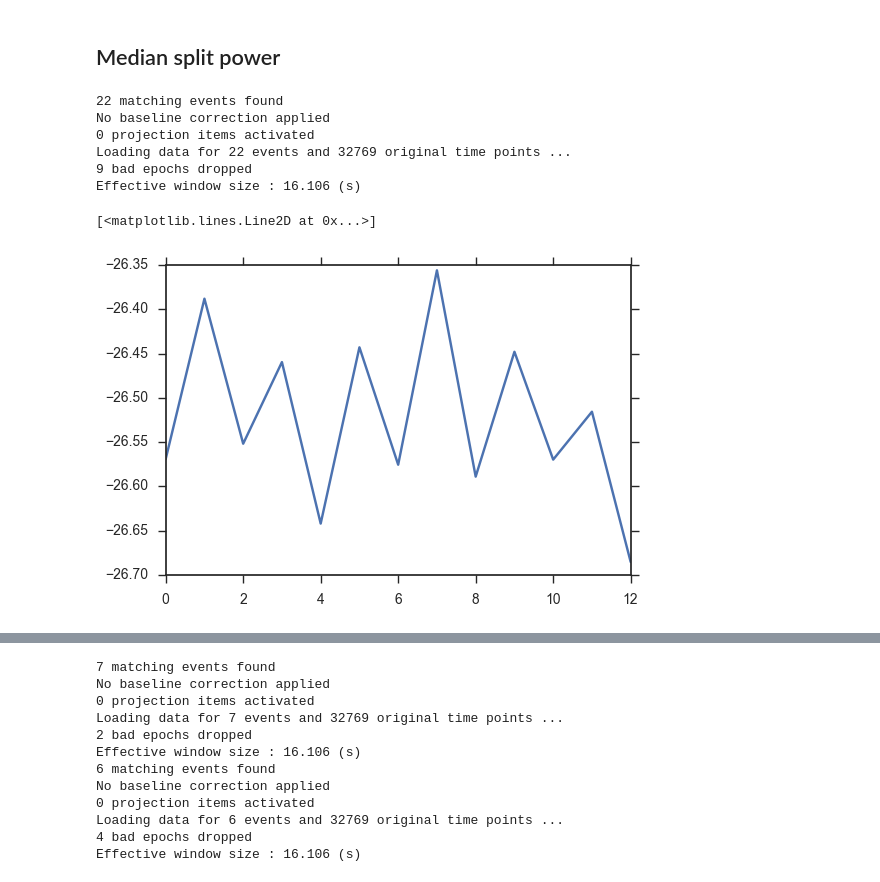
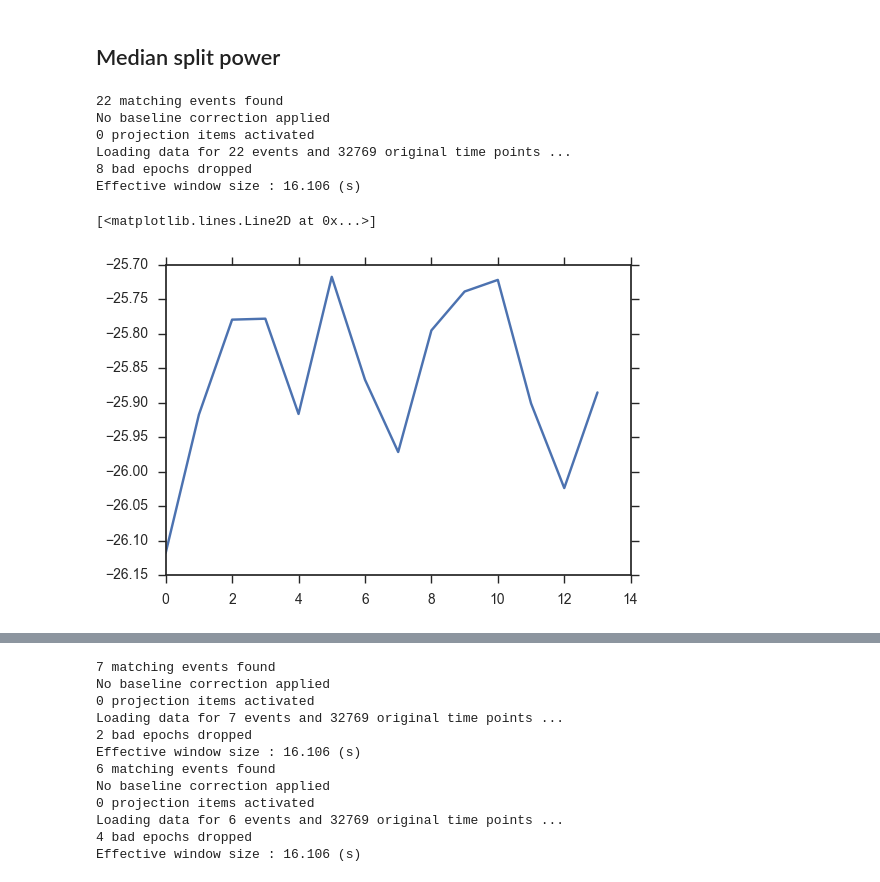
Before and after one commit to neurospin/meg_study_dynamic_scales, a Jupyter notebook: scripts/paper_check_powerlaw_fit.ipynb, the cells around one changed output, grey strips where cells are left out. Saved outputs shown, nothing was run; the diff lists cells and outputs as text; code cells hidden in the pictures.

```diff
--- a/scripts/paper_check_powerlaw_fit.ipynb
+++ b/scripts/paper_check_powerlaw_fit.ipynb
@@ -1089,21 +1092,20 @@ epochs = mne.Epochs(raw, events=events, event_id=42, tmin=0,
                     tmax=duration, baseline=None, preload=True, decim=decim)
 
 psd_epochs, freqs = mne.time_frequency.psd_welch(epochs, n_fft=n_fft, n_overlap=0)
+fmask = (freqs >= 8) & (freqs <= 12)
 # %% [output]
 22 matching events found
 No baseline correction applied
 0 projection items activated
 Loading data for 22 events and 32769 original time points ...
-9 bad epochs dropped
+8 bad epochs dropped
 Effective window size : 16.106 (s)
 # %%
-means = np.log10(psd_epochs[:, :,  fmask].mean(-1).mean(1))
+means = np.log10(psd_epochs[:, :,  fmask].max(-1).mean(1))
 med = np.median(means)
 up_state = means >= med
 down_state = np.invert(up_state)
+plt.plot(means)
+# %% [output]
+[<matplotlib.lines.Line2D at 0x...>]
+[figure, added]
-# %%
-fmask = (freqs >= 8) & (freqs <= 12)
-plt.plot(np.log10(psd_epochs[:, :,  fmask].mean(-1).mean(1)))
-# %% [output]
-[<matplotlib.lines.Line2D at 0x...>]
-[figure, removed]
```
Also changed, not shown: parts of 13 cells of this notebook.
